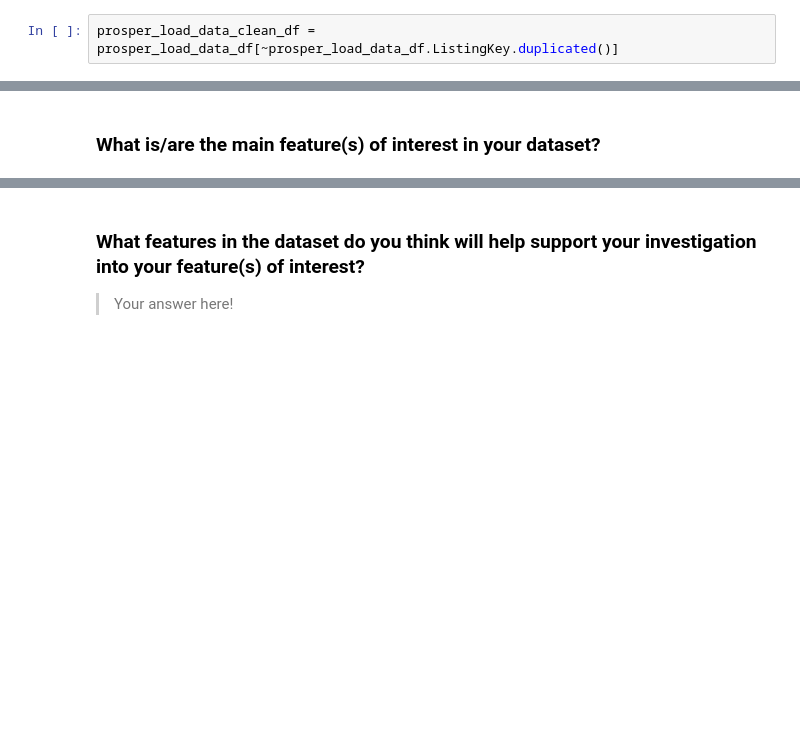
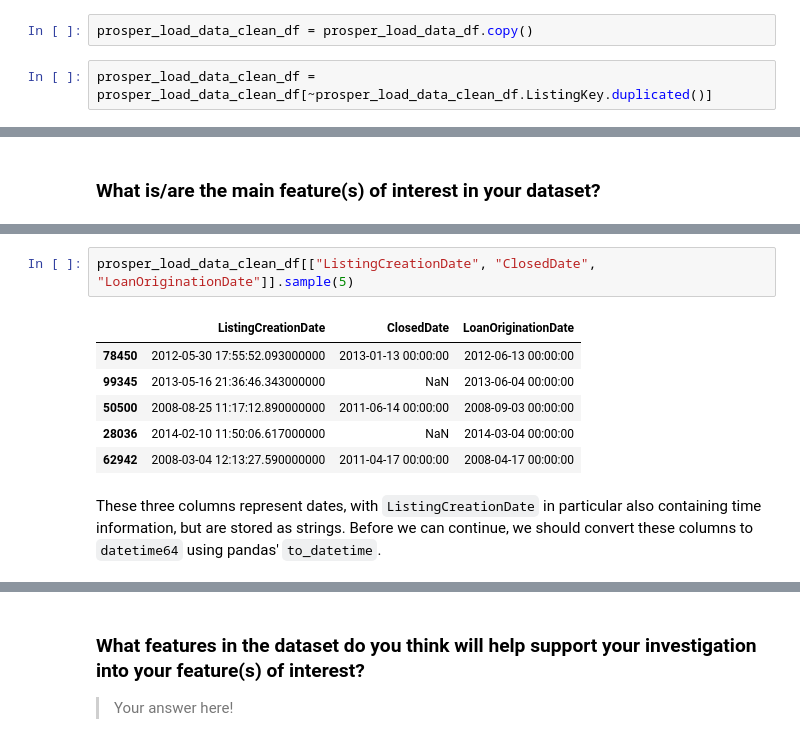
Before and after one commit to abarto/udacity-nd002-comunicate-data-findings, a Jupyter notebook: Part_I_exploration.ipynb, the cells around one changed output, grey strips where cells are left out. Saved outputs shown, nothing was run; the diff lists cells and outputs as text; blank space fills up the shorter version.

Commit message:
Continue data wrangling

```diff
--- a/Part_I_exploration.ipynb
+++ b/Part_I_exploration.ipynb
@@ -156,5 +156,7 @@ From these sample, we can assume that there are all duplicated entries which can
+# %%
+prosper_load_data_clean_df = prosper_load_data_df.copy()
 # %%
-prosper_load_data_clean_df = prosper_load_data_df[~prosper_load_data_df.ListingKey.duplicated()]
+prosper_load_data_clean_df = prosper_load_data_clean_df[~prosper_load_data_clean_df.ListingKey.duplicated()]
 # %%
 prosper_load_data_clean_df.shape
 # %% [output]
@@ -165,0 +216,11 @@ The dataset is comprised of 113937 rows (loans) and 81 columns. The purpose of e
+# %%
+prosper_load_data_clean_df[["ListingCreationDate", "ClosedDate", "LoanOriginationDate"]].sample(5)
+# %% [output]
+|  | ListingCreationDate | ClosedDate | LoanOriginationDate |
+| 78450 | 2012-05-30 17:55:52.093000000 | 2013-01-13 00:00:00 | 2012-06-13 00:00:00 |
+| 99345 | 2013-05-16 21:36:46.343000000 | NaN | 2013-06-04 00:00:00 |
+| 50500 | 2008-08-25 11:17:12.890000000 | 2011-06-14 00:00:00 | 2008-09-03 00:00:00 |
+| 28036 | 2014-02-10 11:50:06.617000000 | NaN | 2014-03-04 00:00:00 |
+| 62942 | 2008-03-04 12:13:27.590000000 | 2011-04-17 00:00:00 | 2008-04-17 00:00:00 |
+# %% [markdown]
+These three columns represent dates, with ``ListingCreationDate`` in particular also containing time information, but are stored as strings. Before we can continue, we should convert these columns to ``datetime64`` using pandas' ``to_datetime``.
```
Also changed, not shown: parts of 69 cells of this notebook.
